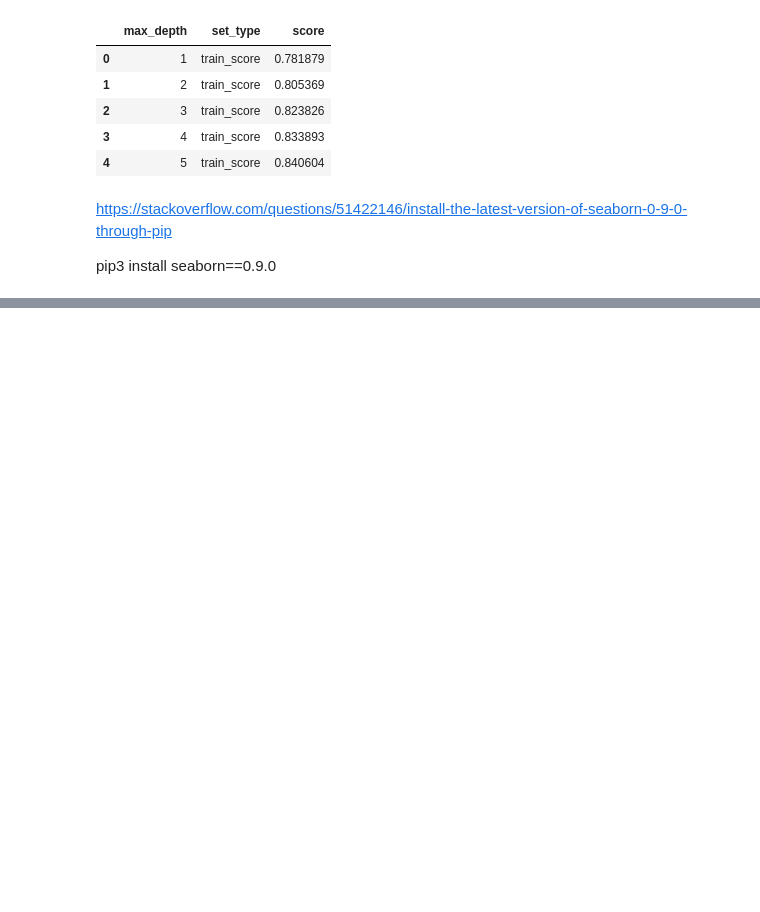
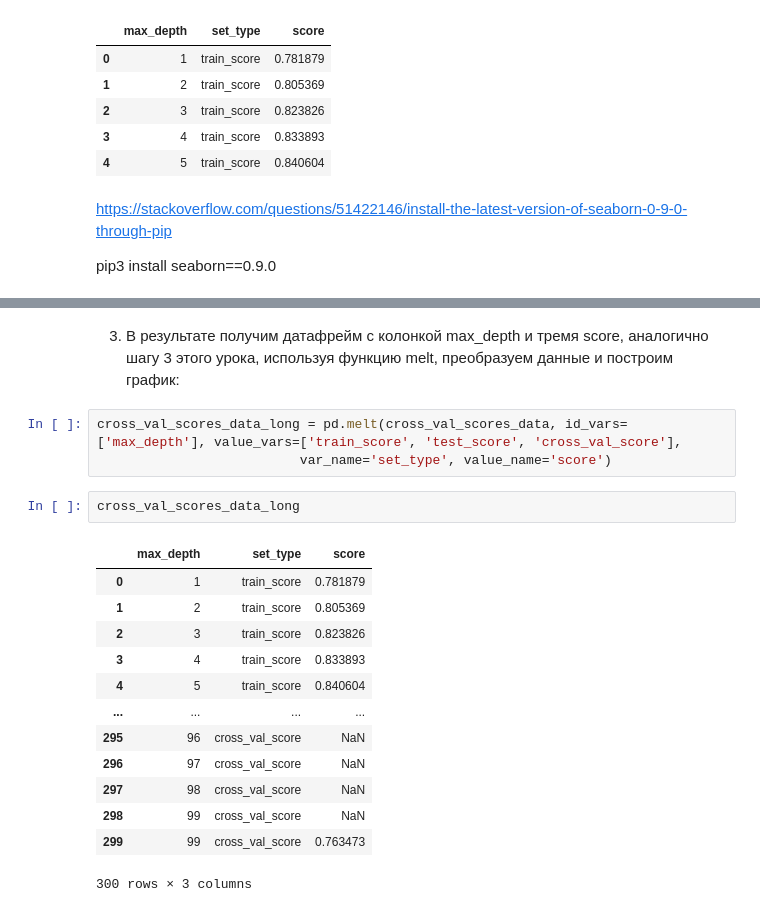
Before and after one commit to Zibrovdu/Stepik, a Jupyter notebook: Introducing_to_Data_Science/2.3 - 2.4 Titanic - Machine Learning from Disaster.ipynb, the cells around one changed output, grey strips where cells are left out. Drawn from its saved outputs; the diff is of its cells as text; blank space fills up the shorter version.

```diff
--- a/Introducing_to_Data_Science/2.3 - 2.4 Titanic - Machine Learning from Disaster.ipynb
+++ b/Introducing_to_Data_Science/2.3 - 2.4 Titanic - Machine Learning from Disaster.ipynb
@@ -809,0 +861,21 @@ https://scikit-learn.org/stable/modules/cross_validation.html
+# %% [markdown]
+3. В результате получим датафрейм с колонкой  max_depth и тремя  score, аналогично шагу 3 этого урока, используя функцию melt, преобразуем данные и построим график:
+# %%
+cross_val_scores_data_long = pd.melt(cross_val_scores_data, id_vars=['max_depth'], value_vars=['train_score', 'test_score', 'cross_val_score'],
+                          var_name='set_type', value_name='score')
+# %%
+cross_val_scores_data_long
+# %% [output]
+|  | max_depth | set_type | score |
+| 0 | 1 | train_score | 0.781879 |
+| 1 | 2 | train_score | 0.805369 |
+| 2 | 3 | train_score | 0.823826 |
+| 3 | 4 | train_score | 0.833893 |
+| 4 | 5 | train_score | 0.840604 |
+| ... | ... | ... | ... |
+| 295 | 96 | cross_val_score | NaN |
+| 296 | 97 | cross_val_score | NaN |
+| 297 | 98 | cross_val_score | NaN |
+| 298 | 99 | cross_val_score | NaN |
+| 299 | 99 | cross_val_score | 0.763473 |
+300 rows × 3 columns
```
Also changed, not shown: parts of 43 cells of this notebook.
